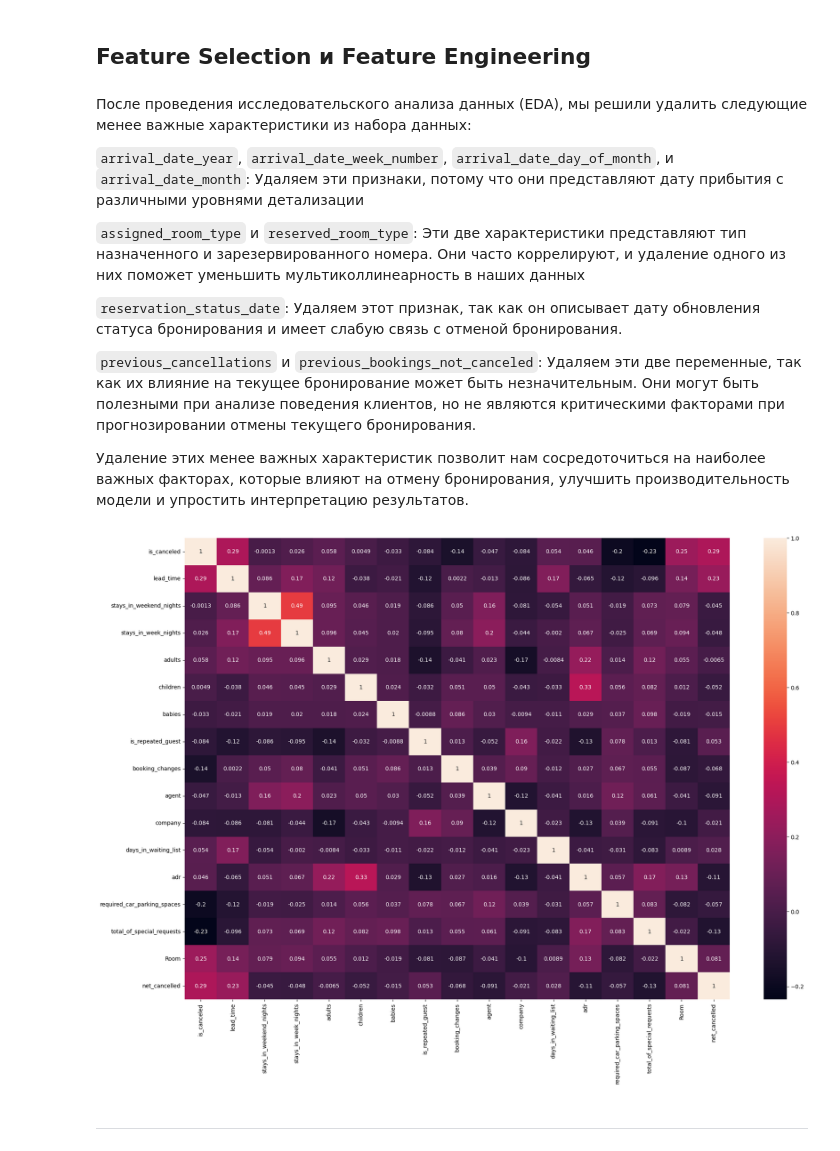
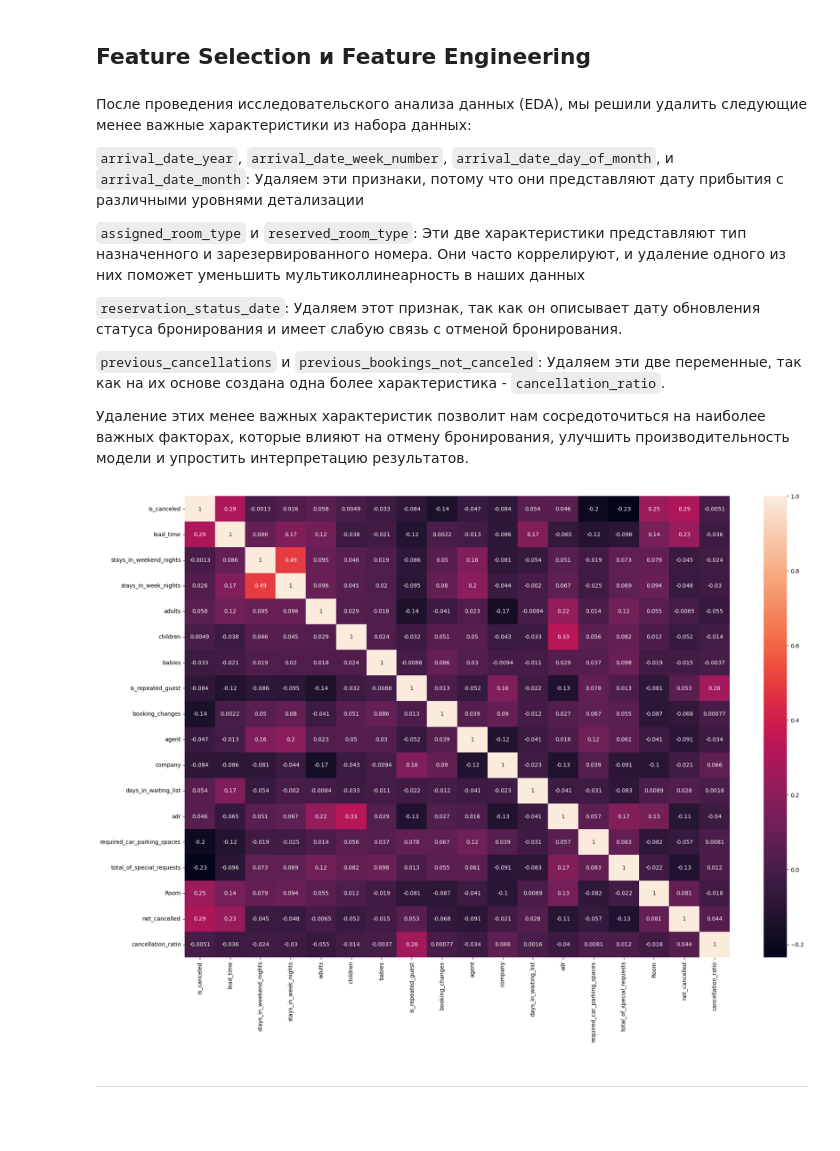
Before and after one commit to eusebioss/eusebioss, a Jupyter notebook: code.ipynb, the cells around one changed output. Cells and saved outputs as stored; diff of their text form; code cells hidden in the pictures; blank space fills up the shorter version.

```diff
--- a/code.ipynb
+++ b/code.ipynb
@@ -343,6 +369,11 @@ df_subset.loc[ df_subset['reserved_room_type'] == df_subset['assigned_room_type'
 
 df_subset['net_cancelled'] = 0
 df_subset.loc[ df_subset['previous_cancellations'] > df_subset['previous_bookings_not_canceled'] , 'net_cancelled'] = 1
+# %%
+# На основании характеристик previous_cancellations и previous_bookings_not_canceled создадим новую характеристику - процент отмен
+df_subset['cancellation_ratio'] = np.where(df_subset['previous_bookings_not_canceled'] + df_subset['previous_bookings_not_canceled'] > 0,
+                                           df_subset['previous_cancellations'] / (df_subset['previous_cancellations'] + df_subset['previous_bookings_not_canceled']),
+                                           0)
 # %% [markdown]
 После проведения исследовательского анализа данных (EDA), мы решили удалить следующие менее важные характеристики из набора данных:
 
@@ -352,7 +383,7 @@ df_subset.loc[ df_subset['previous_cancellations'] > df_subset['previous_booking
 
 `reservation_status_date`: Удаляем этот признак, так как он описывает дату обновления статуса бронирования и имеет слабую связь с отменой бронирования.
 
-`previous_cancellations` и `previous_bookings_not_canceled`: Удаляем эти две переменные, так как их влияние на текущее бронирование может быть незначительным. Они могут быть полезными при анализе поведения клиентов, но не являются критическими факторами при прогнозировании отмены текущего бронирования.
+`previous_cancellations` и `previous_bookings_not_canceled`: Удаляем эти две переменные, так как на их основе создана одна более характеристика - `cancellation_ratio`.
 
 Удаление этих менее важных характеристик позволит нам сосредоточиться на наиболее важных факторах, которые влияют на отмену бронирования, улучшить производительность модели и упростить интерпретацию результатов.
 # %%
@@ -361,9 +392,9 @@ df_subset = df_subset.drop(['arrival_date_year','arrival_date_week_number','arri
 # %%
 # Построим тепловую карту, чтобы увидеть корреляцию с колонками
 fig, ax = plt.subplots(figsize=(22,15))
-sns.heatmap(df_subset.corr(), annot=True, ax=ax);
+sns.heatmap(df_subset.corr(numeric_only=True), annot=True, ax=ax);
 # %% [output]
-[figure, old version]
+[figure, new version]
 # %% [markdown]
 <hr>
 # %% [markdown]
```
Also changed, not shown: parts of 31 cells of this notebook.
